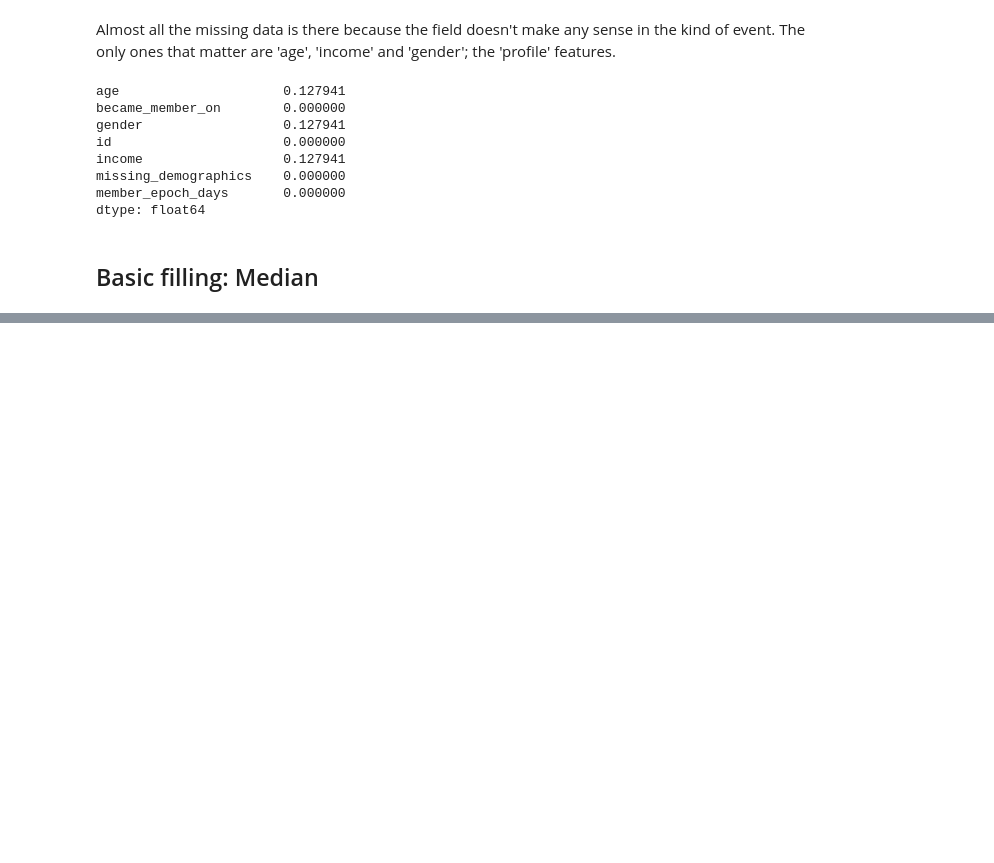
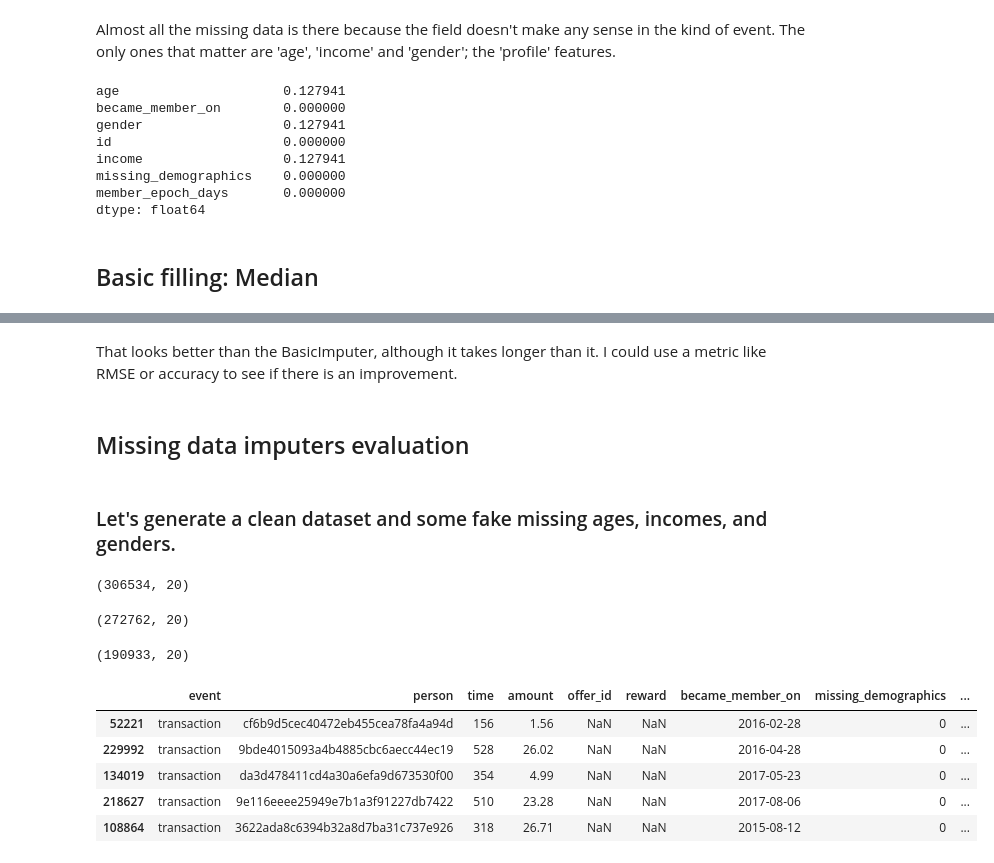
Before and after one commit to mtasende/starbucks-advertising, a Jupyter notebook: notebooks/scratchpad/004-mt-missing-data.ipynb, the cells around one changed output, grey strips where cells are left out. Cells and saved outputs as stored; diff of their text form; code cells hidden in the pictures; blank space fills up the shorter version.

```diff
--- a/notebooks/scratchpad/004-mt-missing-data.ipynb
+++ b/notebooks/scratchpad/004-mt-missing-data.ipynb
@@ -216,0 +335,4 @@ Name: gender, Length: 306534, dtype: object
+# %% [markdown]
+That looks better than the BasicImputer, although it takes longer than it. I could use a metric like RMSE or accuracy to see if there is an improvement.
+# %% [markdown]
+## Missing data imputers evaluation
@@ -216,0 +349,11 @@ Name: gender, Length: 306534, dtype: object
+# %% [markdown]
+### Let's generate a clean dataset and some fake missing ages, incomes, and genders.
+# %%
+data.shape
+# %% [output]
+(306534, 20)
+# %%
+clean_data = data[data.missing_demographics == 0]
+clean_data.shape
+# %% [output]
+(272762, 20)
@@ -216,0 +362,19 @@ Name: gender, Length: 306534, dtype: object
+# %%
+target_feats = ['age', 'income', 'gender']
+X = clean_data.drop(target_feats, axis=1)
+y = clean_data[target_feats]
+
+X_train, X_test, y_train, y_test = train_test_split(X, y, test_size=0.3,
+                                                    random_state=2018)
+# %%
+data_train = X_train.join(y_train)
+print(data_train.shape)
+data_train.head()
+# %% [output]
+(190933, 20)
+|  | event | person | time | amount | offer_id | reward | became_member_on | missing_demographics | ... |
+| 52221 | transaction | cf6b9d5cec40472eb455cea78fa4a94d | 156 | 1.56 | NaN | NaN | 2016-02-28 | 0 | ... |
+| 229992 | transaction | 9bde4015093a4b4885cbc6aecc44ec19 | 528 | 26.02 | NaN | NaN | 2016-04-28 | 0 | ... |
+| 134019 | transaction | da3d478411cd4a30a6efa9d673530f00 | 354 | 4.99 | NaN | NaN | 2017-05-23 | 0 | ... |
+| 218627 | transaction | 9e116eeee25949e7b1a3f91227db7422 | 510 | 23.28 | NaN | NaN | 2017-08-06 | 0 | ... |
+| 108864 | transaction | 3622ada8c6394b32a8d7ba31c737e926 | 318 | 26.71 | NaN | NaN | 2015-08-12 | 0 | ... |
```
Also changed, not shown: parts of 44 cells of this notebook, 2 other files.
